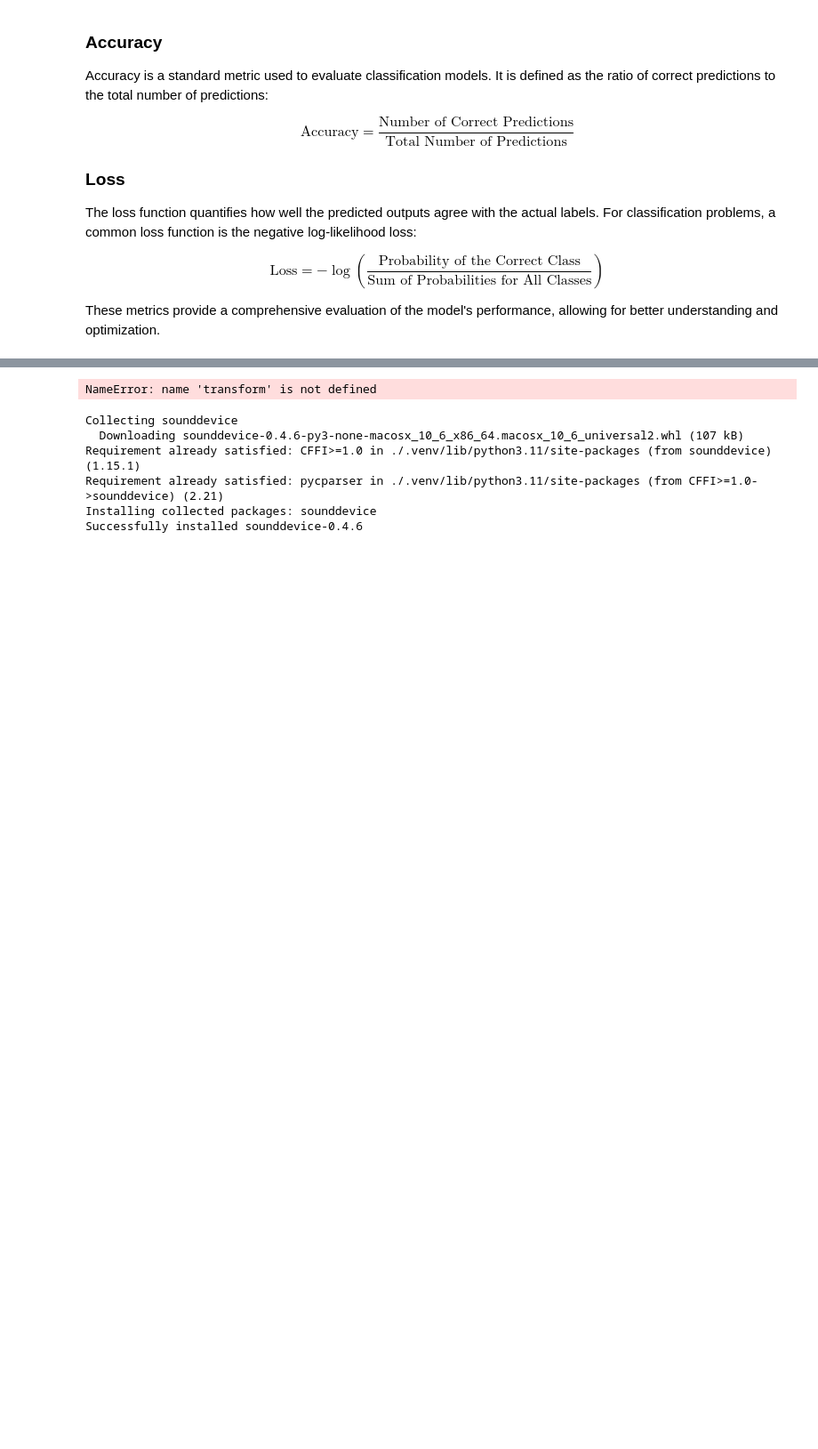
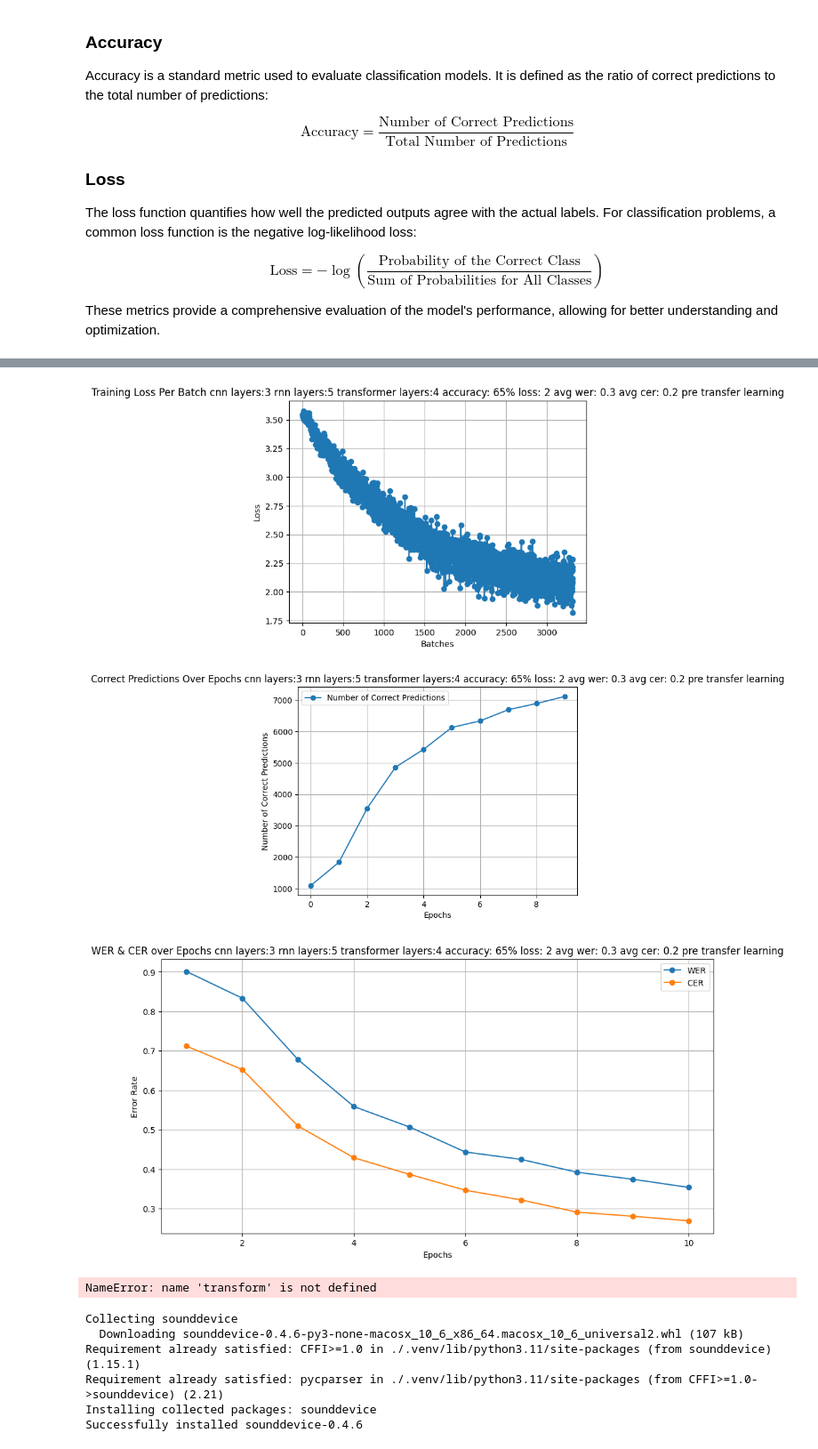
Before and after one commit to leonmck-dsp-dev/nueraspeech, a Jupyter notebook: nueraspeech.ipynb, the cells around one changed output, grey strips where cells are left out. Shown at 89% size. Cells and saved outputs as stored; diff of their text form; code cells hidden in the pictures; blank space fills up the shorter version.

```diff
--- a/nueraspeech.ipynb
+++ b/nueraspeech.ipynb
@@ -216,10 +216,10 @@ def collate_fn(batch):
     return tensors, targets
 # hyperparameters
 
-cnn = 1
-rnn = 1
-transformers = 2
-head = 2
+cnn = 3
+rnn = 5
+transformers = 4
+head = 4
 hidden_dim = 64
 dropout = 0.1
 dmodel = 128
@@ -690,3 +697,47 @@ These metrics provide a comprehensive evaluation of the model's performance, all
+# %%
+
+
+
+# Let's plot the training metrics versus the number of iteration.
+# WER Plotvimport matplotlib.pyplot as plt
+epochs = list(range(1, 10))
+
+#loss
+plt.plot(loss_over_epochs, marker='o', label='Training Loss')
+plt.title('Training Loss Per Batch ' + layers)
+plt.xlabel("Batches")
+plt.ylabel("Loss")
+plt.grid()
+plt.show()
+
+
+
+#pred
+plt.plot(correct_predictions_over_epochs, marker='o', label='Number of Correct Predictions')
+plt.xlabel('Epochs')
+plt.ylabel('Number of Correct Predictions')
+plt.title('Correct Predictions Over Epochs '+ layers)
+plt.legend()
+plt.grid(True)
+plt.show()
+
+plt.figure(figsize=(12, 6))
+# Plot WER# Assuming wer_over_epochs and cer_over_epochs have been populated correctly during training:
+epochs_range = list(range(1, len(wer_over_epochs) + 1))
+
+plt.plot(epochs_range, wer_over_epochs, label='WER', marker='o')
+
+plt.plot(epochs_range, cer_over_epochs, label='CER', marker='o')
+plt.title('WER & CER over Epochs ' + layers)
+plt.xlabel('Epochs')
+plt.ylabel('Error Rate')
+plt.legend()
+plt.grid(True)
+plt.show()
+# %% [output]
+[figure, added]
+[figure, added]
+[figure, added]
 # %%
 def predict(tensor):
     # Use the model to predict the label of the waveform
```
Also changed, not shown: parts of 7 cells of this notebook, 11 other files.
